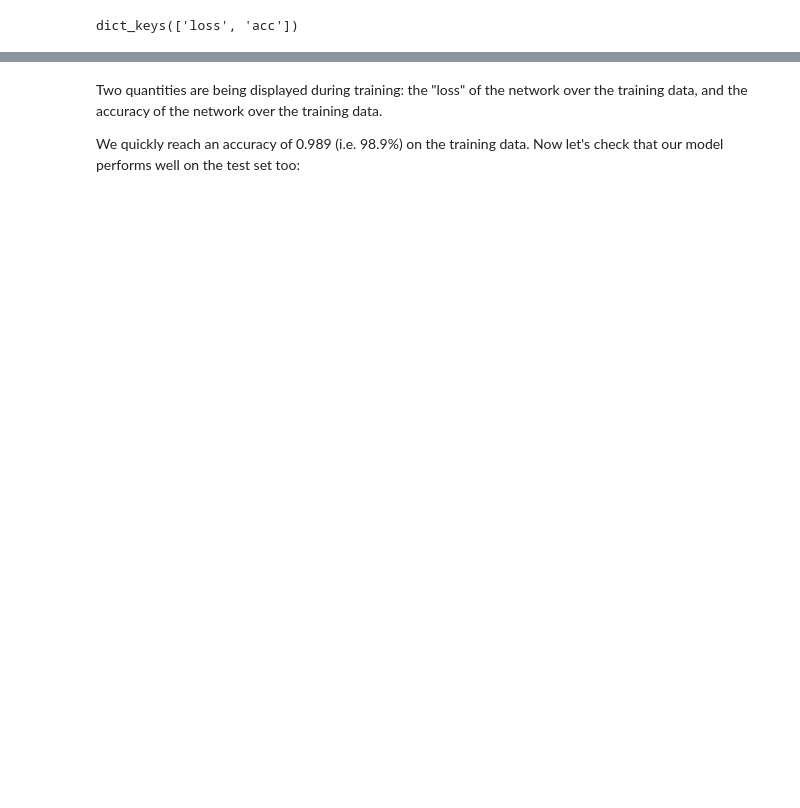
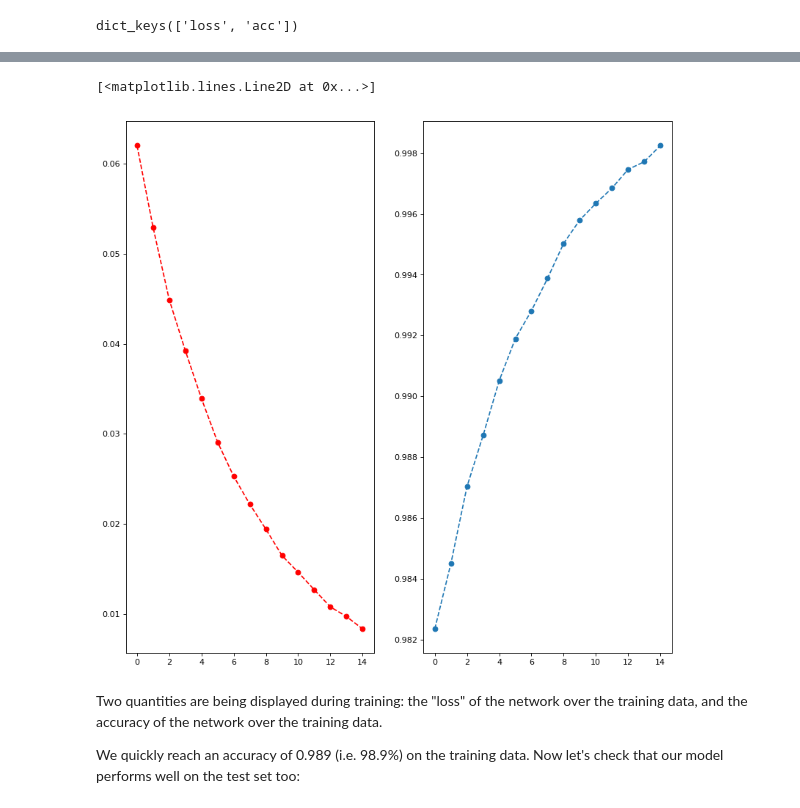
Before and after one commit to CurtinIDS/cic-ml-intermediate-workshop, a Jupyter notebook: notebooks/python/2.1-a-first-look-at-a-neural-network.ipynb, the cells around one changed output, grey strips where cells are left out. Cells and saved outputs as stored; diff of their text form; code cells hidden in the pictures; blank space fills up the shorter version.

```diff
--- a/notebooks/python/2.1-a-first-look-at-a-neural-network.ipynb
+++ b/notebooks/python/2.1-a-first-look-at-a-neural-network.ipynb
@@ -175,3 +195,10 @@ dict_keys(['loss', 'acc'])
+# %%
+f, (ax1, ax2) = pylab.subplots(1, 2, figsize=(12, 6), dpi= 80)
+ax1.plot(history_dict['loss'], 'o--', color='r', label='Loss')
+ax2.plot(history_dict['acc'], 'o--')
+# %% [output]
+[<matplotlib.lines.Line2D at 0x...>]
+[figure, added]
 # %% [markdown]
 Two quantities are being displayed during training: the "loss" of the network over the training data, and the accuracy of the network over
 the training data.
```
Also changed, not shown: parts of 8 cells of this notebook.
